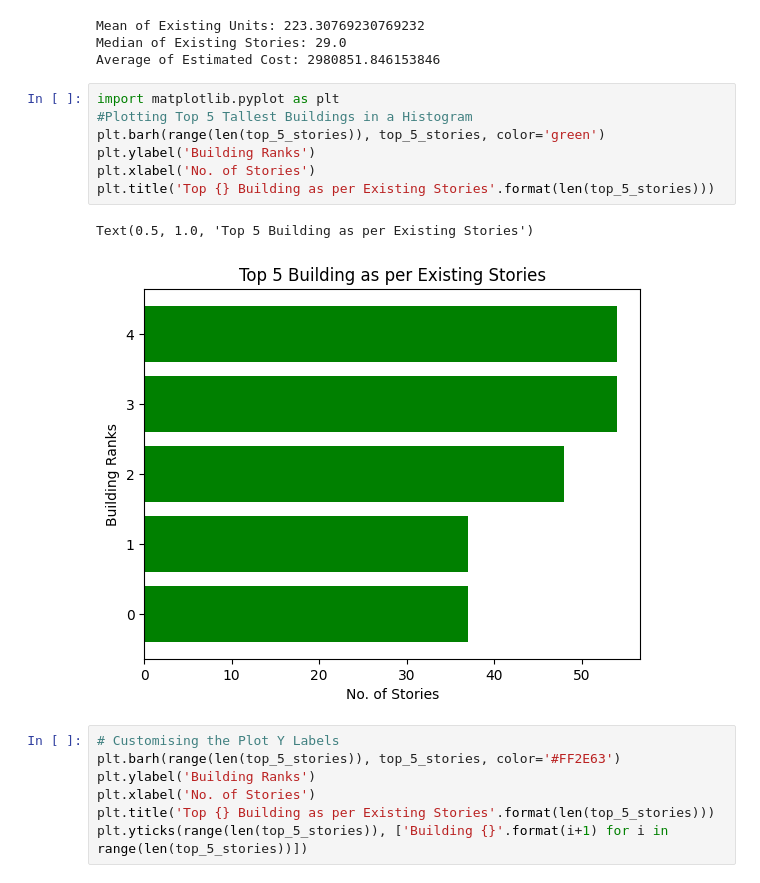
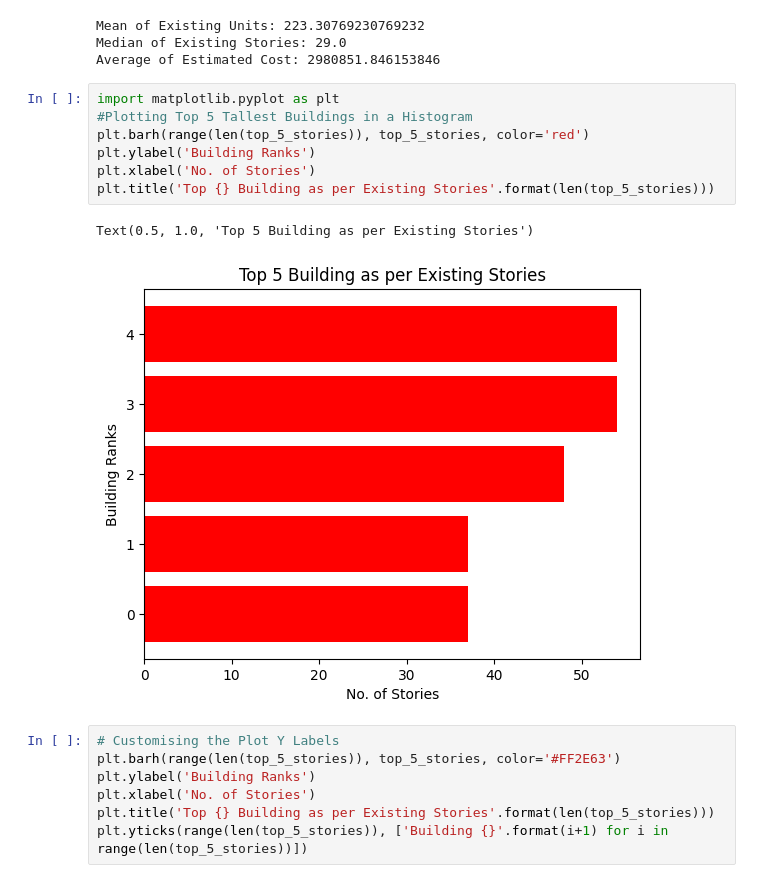
Before and after one commit to susmitkalyan/data_analysis_test, a Jupyter notebook: Test_Building_Permit_Dataset.ipynb, the cells around one changed output. Drawn from its saved outputs; the diff is of its cells as text.

```diff
--- a/Test_Building_Permit_Dataset.ipynb
+++ b/Test_Building_Permit_Dataset.ipynb
@@ -205,13 +283,13 @@ Average of Estimated Cost: 2980851.846153846
 # %%
 import matplotlib.pyplot as plt
 #Plotting Top 5 Tallest Buildings in a Histogram
-plt.barh(range(len(top_5_stories)), top_5_stories, color='green')
+plt.barh(range(len(top_5_stories)), top_5_stories, color='red')
 plt.ylabel('Building Ranks')
 plt.xlabel('No. of Stories')
 plt.title('Top {} Building as per Existing Stories'.format(len(top_5_stories)))
 # %% [output]
 Text(0.5, 1.0, 'Top 5 Building as per Existing Stories')
-[figure, old version]
+[figure, new version]
 # %%
 # Customising the Plot Y Labels
 plt.barh(range(len(top_5_stories)), top_5_stories, color='#FF2E63')
```
Also changed, not shown: parts of 2 cells of this notebook.
